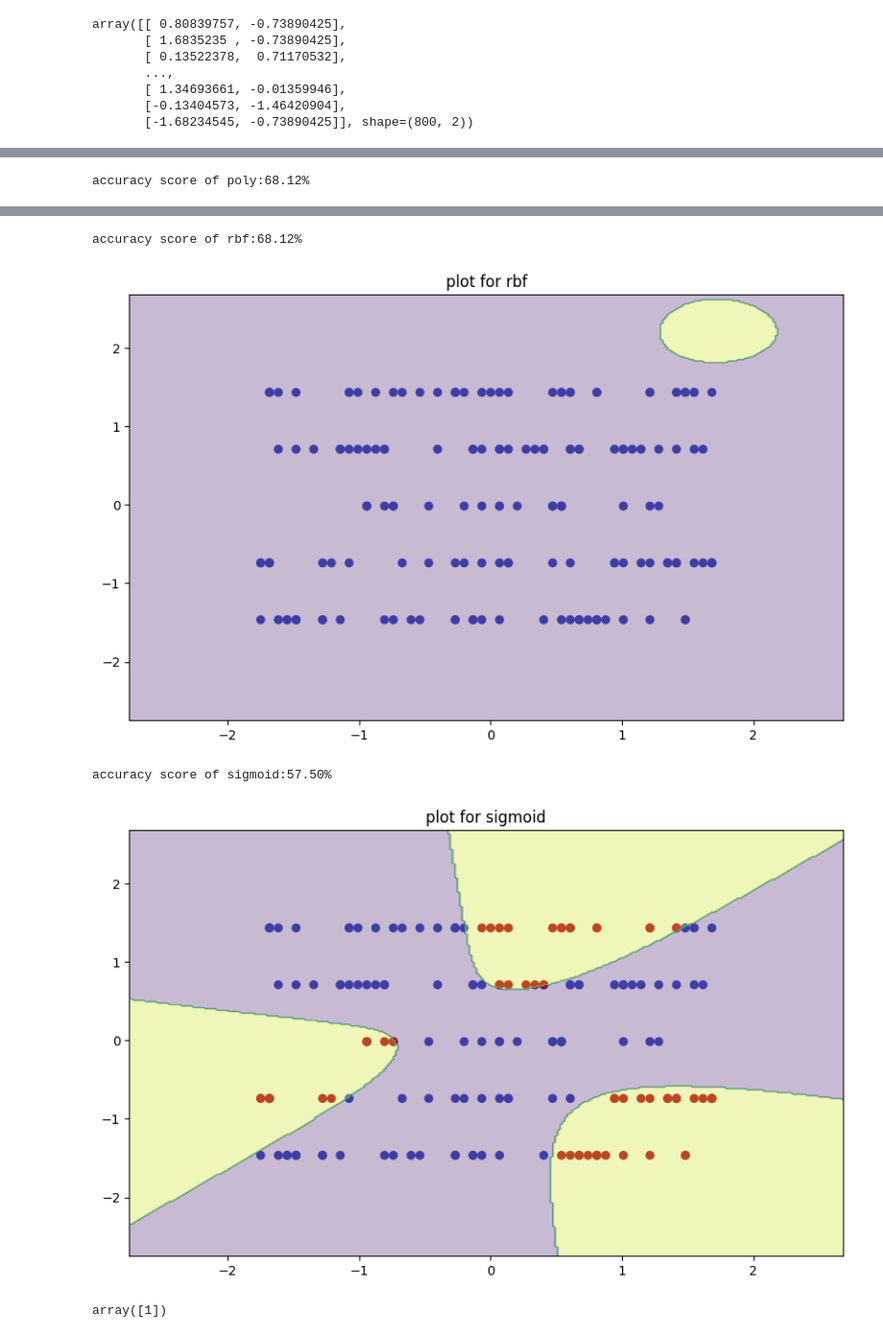
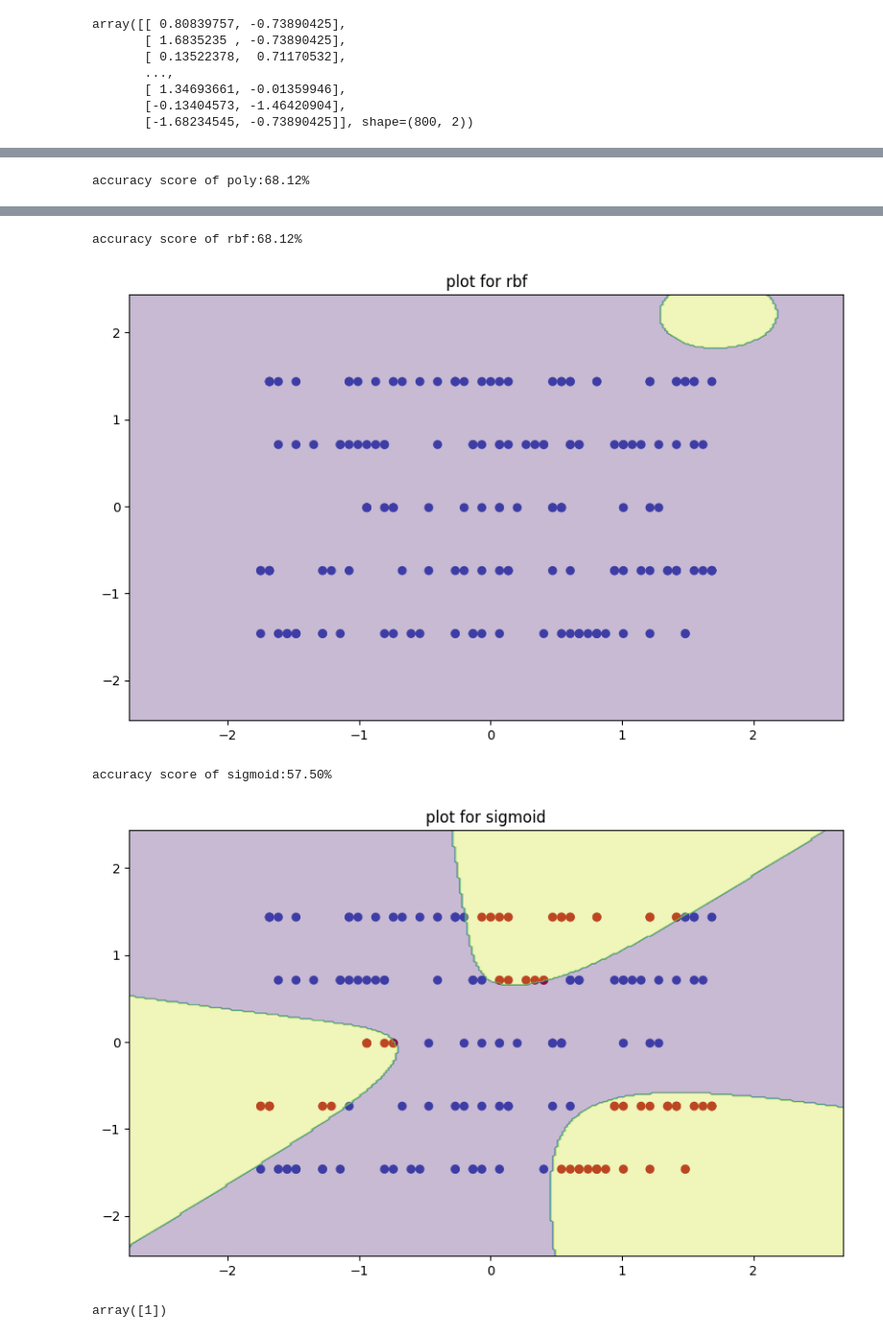
Before and after one commit to akashnandhu/machine-learning, a Jupyter notebook: supervised/Svm/customer_purchase(2).ipynb, the cells around one changed output, grey strips where cells are left out. Shown at 96% size. Saved outputs shown, nothing was run; the diff lists cells and outputs as text; code cells hidden in the pictures.

```diff
--- a/supervised/Svm/customer_purchase(2).ipynb
+++ b/supervised/Svm/customer_purchase(2).ipynb
@@ -74,7 +74,7 @@ for i in kernal:
     plt.scatter(x_test[:, 0],x_test[:, 1],c=y_pred,cmap="coolwarm")
     x_min,x_max=x_test[:, 0].min()-1 ,x_test[:, 0].max()+1
     y_min,y_max=x_test[:, 1].min()-1 ,x_test[:, 1].max()+1
-    xx,yy=np.meshgrid(np.linspace(x_min,x_max,300),np.linspace(x_min,x_max,300))
+    xx,yy=np.meshgrid(np.linspace(x_min,x_max,300),np.linspace(y_min,y_max,300))
     z=svm.predict(np.c_[xx.ravel(),yy.ravel()])
     plt.contourf(xx,yy,z.reshape(xx.shape),alpha=0.3)
     plt.title(f"plot for {i}")
@@ -87,7 +87,7 @@ accuracy score of poly:68.12%
 accuracy score of rbf:68.12%
-[figure, old version]
+[figure, new version]
 accuracy score of sigmoid:57.50%
-[figure, old version]
+[figure, new version]
 # %%
 new=np.array([[32.980285,19912.928365]])
 scu=scalar.transform(new)
```
Also changed, not shown: parts of 1 cell of this notebook, 7 other files.
